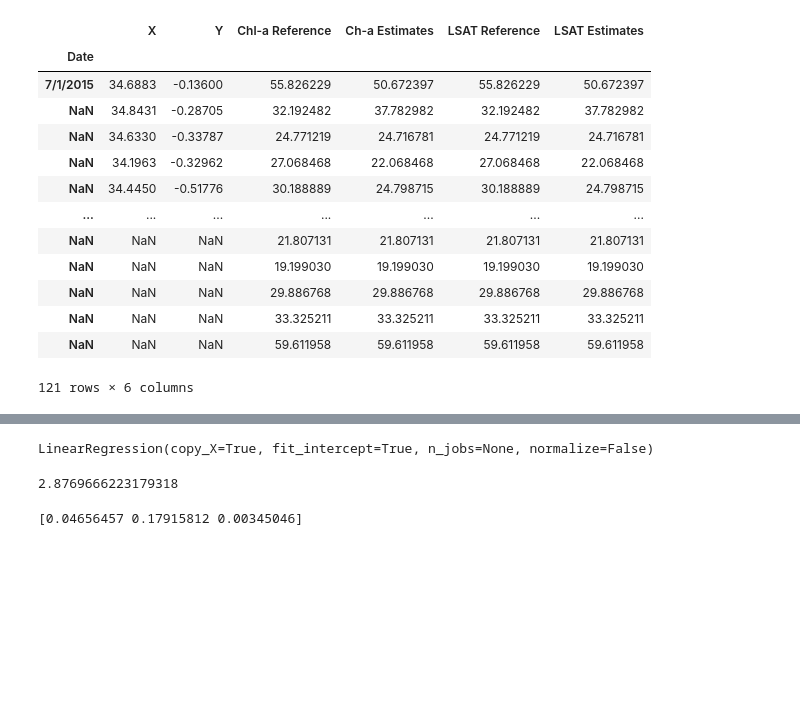
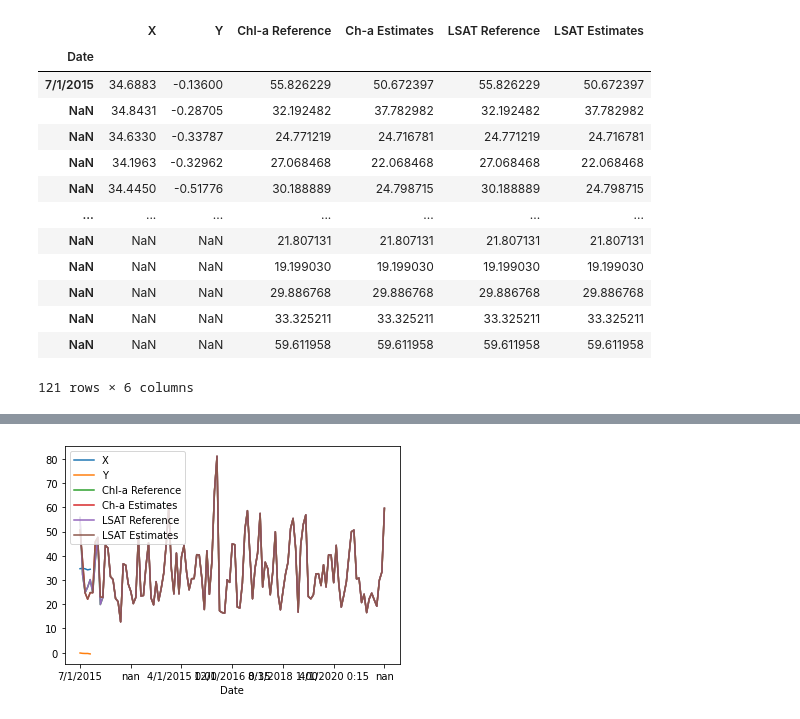
Before and after one commit to OkomoJacob/MLAIDS, a Jupyter notebook: 1.Simple Linear Regression/3.Model Accurcay/Regression Analysis.ipynb, the cells around one changed output, grey strips where cells are left out. Cells and saved outputs as stored; diff of their text form; code cells hidden in the pictures; blank space fills up the shorter version.

```diff
--- a/1.Simple Linear Regression/3.Model Accurcay/Regression Analysis.ipynb
+++ b/1.Simple Linear Regression/3.Model Accurcay/Regression Analysis.ipynb
@@ -117,9 +38,0 @@ from sklearn.linear_model import LinearRegression
-# %%
-linreg = LinearRegression()
-linreg.fit(X_train, y_train)
-# %% [output]
-LinearRegression(copy_X=True, fit_intercept=True, n_jobs=None, normalize=False)
-# %%
-print(linreg.intercept_)
-# %% [output]
-2.8769666223179318
@@ -128,4 +39,4 @@ print(linreg.intercept_)
-# %%
-print(linreg.coef_)
-# %% [output]
-[0.04656457 0.17915812 0.00345046]
+# %%
+ax = data.plot()
+# %% [output]
+[figure, added]
```
Also changed, not shown: parts of 22 cells of this notebook.
